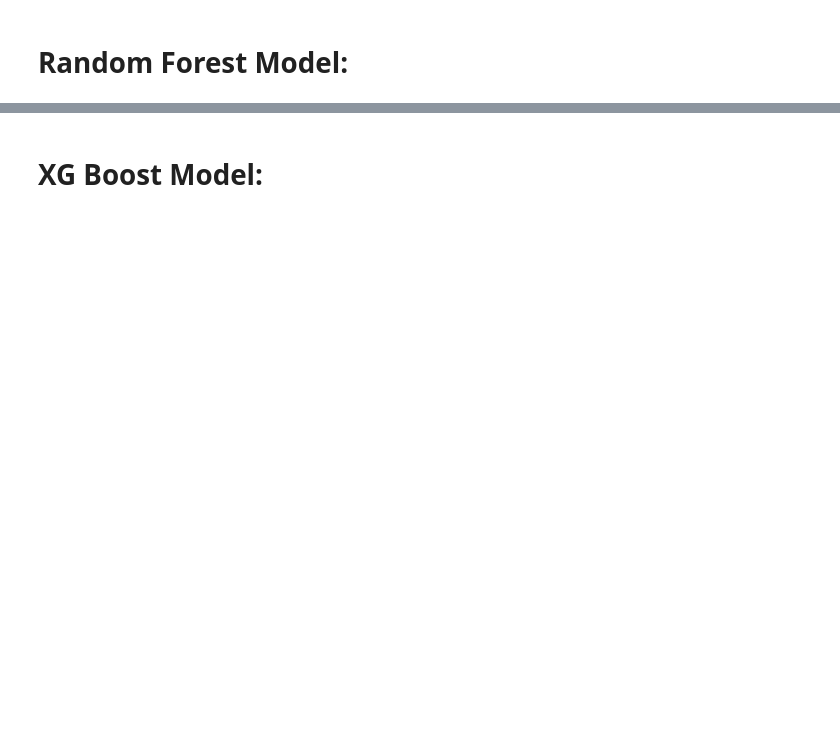
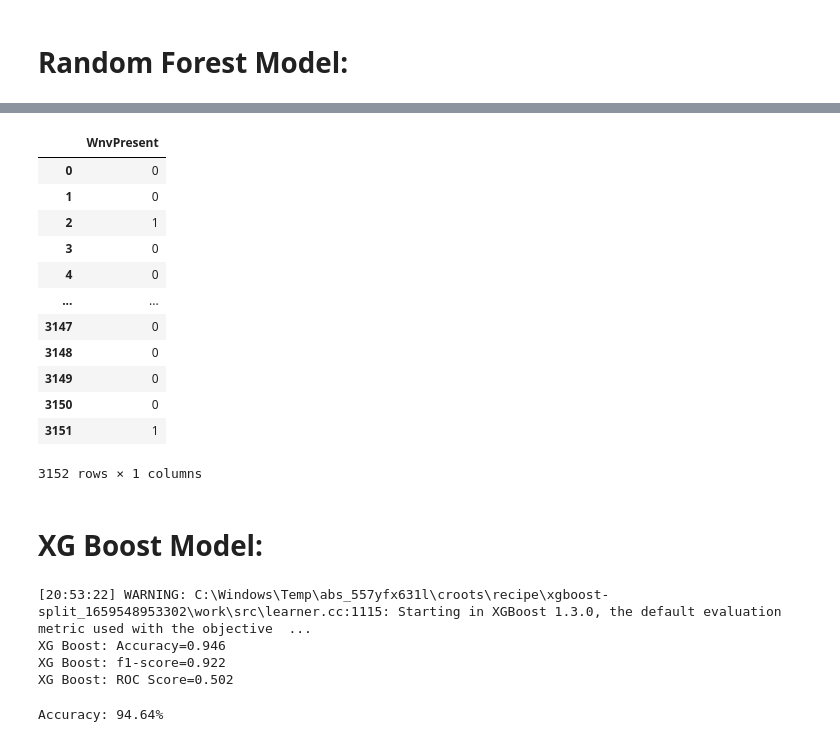
Before and after one commit to jasonhua805/WestNileVirus, a Jupyter notebook: Capstone 2 - Modeling.ipynb, the cells around one changed output, grey strips where cells are left out. Drawn from its saved outputs; the diff is of its cells as text; code cells hidden in the pictures; blank space fills up the shorter version.

```diff
--- a/Capstone 2 - Modeling.ipynb
+++ b/Capstone 2 - Modeling.ipynb
@@ -82,2 +89,45 @@ It looks like our random forest model just predicted "No Virus" for every single
+# %%
+y_test
+# %% [output]
+|  | WnvPresent |
+| 0 | 0 |
+| 1 | 0 |
+| 2 | 1 |
+| 3 | 0 |
+| 4 | 0 |
+| ... | ... |
+| 3147 | 0 |
+| 3148 | 0 |
+| 3149 | 0 |
+| 3150 | 0 |
+| 3151 | 1 |
+3152 rows × 1 columns
 # %% [markdown]
 # XG Boost Model:
+# %%
+from xgboost import XGBClassifier
+xgb = XGBClassifier()
+xgb_model = xgb.fit(X_train,y_train)
+y_pred2 = xgb_model.predict(X_test)
+
+ac_xgb = accuracy_score(y_test, y_pred2)
+f1_xgb = f1_score(y_test, y_pred2, average='weighted')
+cm_xgb = confusion_matrix(y_test, y_pred2)
+roc_xgb = roc_auc_score(y_test, y_pred2)
+
+
+print('XG Boost: Accuracy=%.3f' % (ac_xgb))
+print('XG Boost: f1-score=%.3f' % (f1_xgb))
+print('XG Boost: ROC Score=%.3f' % (roc_xgb))
+# %% [output]
+[20:53:22] WARNING: C:\Windows\Temp\abs_557yfx631l\croots\recipe\xgboost-split_1659548953302\work\src\learner.cc:1115: Starting in XGBoost 1.3.0, the default evaluation metric used with the objective  ...
+XG Boost: Accuracy=0.946
+XG Boost: f1-score=0.922
+XG Boost: ROC Score=0.502
+# %%
+predictions = [round(value) for value in y_pred2]
+# evaluate predictions
+accuracy = accuracy_score(y_test, predictions)
+print("Accuracy: %.2f%%" % (accuracy * 100.0))
+# %% [output]
+Accuracy: 94.64%
```
Also changed, not shown: parts of 8 cells of this notebook, 6 other files.
